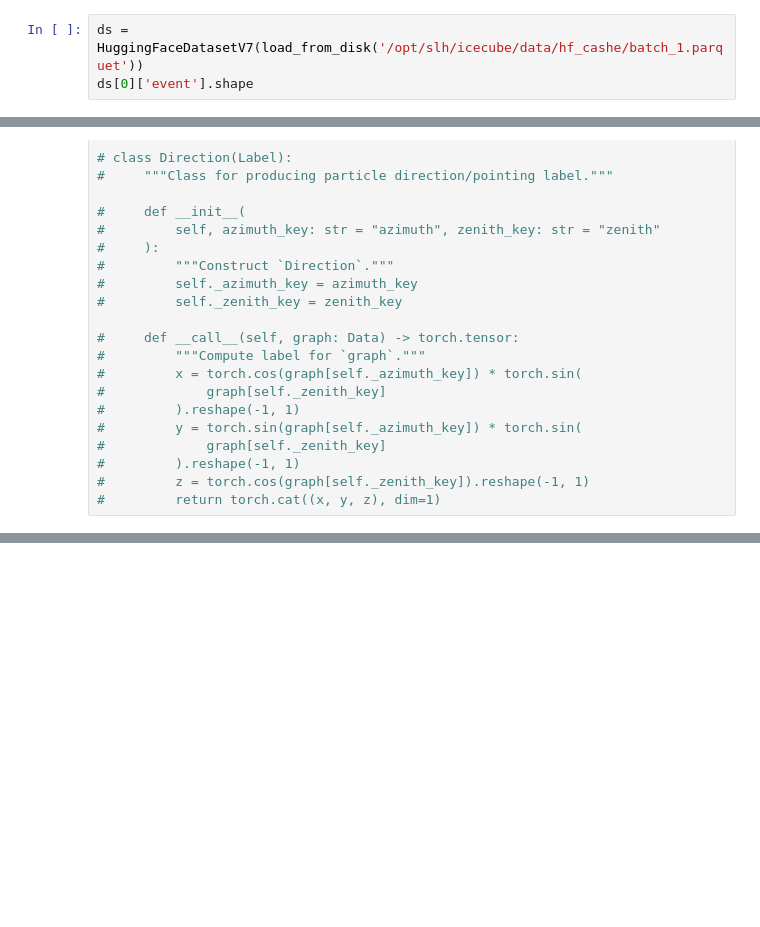
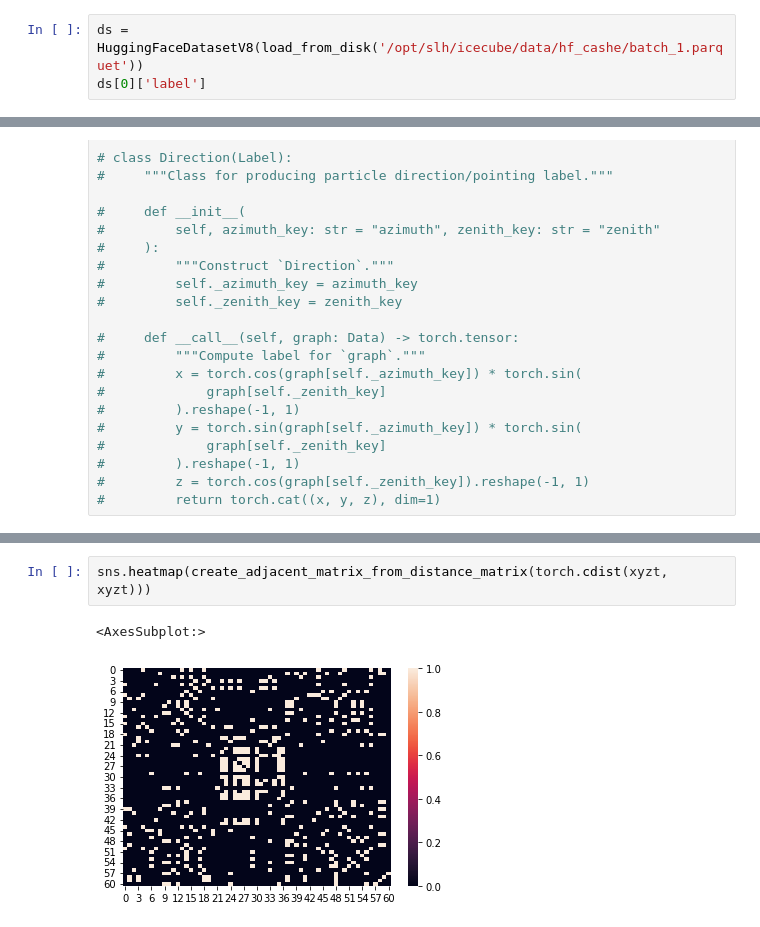
Before and after one commit to DrHB/icecube-journal, a Jupyter notebook: nbs/00_dataset.ipynb, the cells around one changed output, grey strips where cells are left out. Saved outputs shown, nothing was run; the diff lists cells and outputs as text; blank space fills up the shorter version.

```diff
--- a/nbs/00_dataset.ipynb
+++ b/nbs/00_dataset.ipynb
@@ -730,4 +800,4 @@ class HuggingFaceDatasetV7(Dataset):
 # %%
-ds = HuggingFaceDatasetV7(load_from_disk('/opt/slh/icecube/data/hf_cashe/batch_1.parquet'))
-ds[0]['event'].shape
+ds = HuggingFaceDatasetV8(load_from_disk('/opt/slh/icecube/data/hf_cashe/batch_1.parquet'))
+ds[0]['label']
 # %% [output]
@@ -975,0 +1057,5 @@ KeyError: 'string'
+# %%
+sns.heatmap(create_adjacent_matrix_from_distance_matrix(torch.cdist(xyzt, xyzt)))
+# %% [output]
+<AxesSubplot:>
+[figure, added]
```
Also changed, not shown: parts of 11 cells of this notebook, 12 other files.
